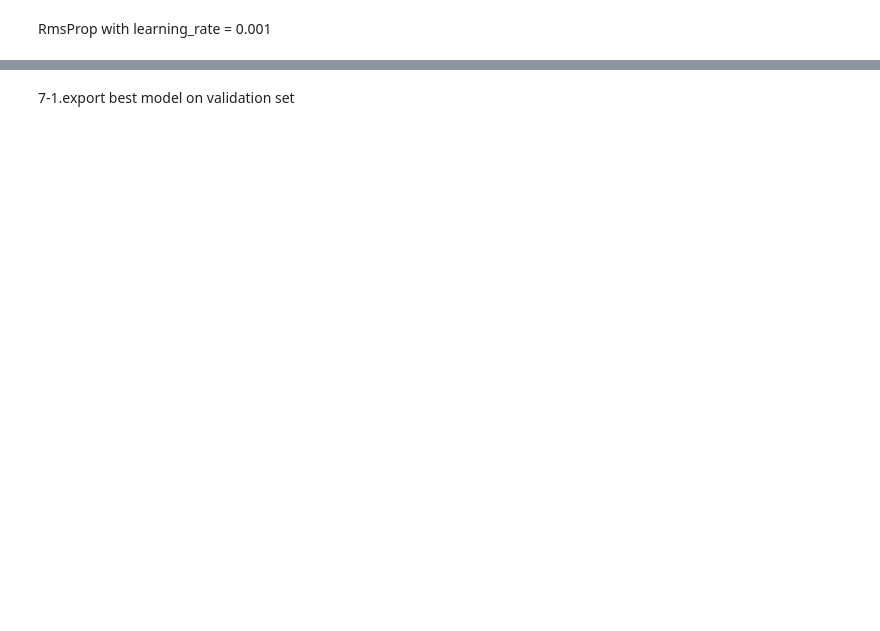
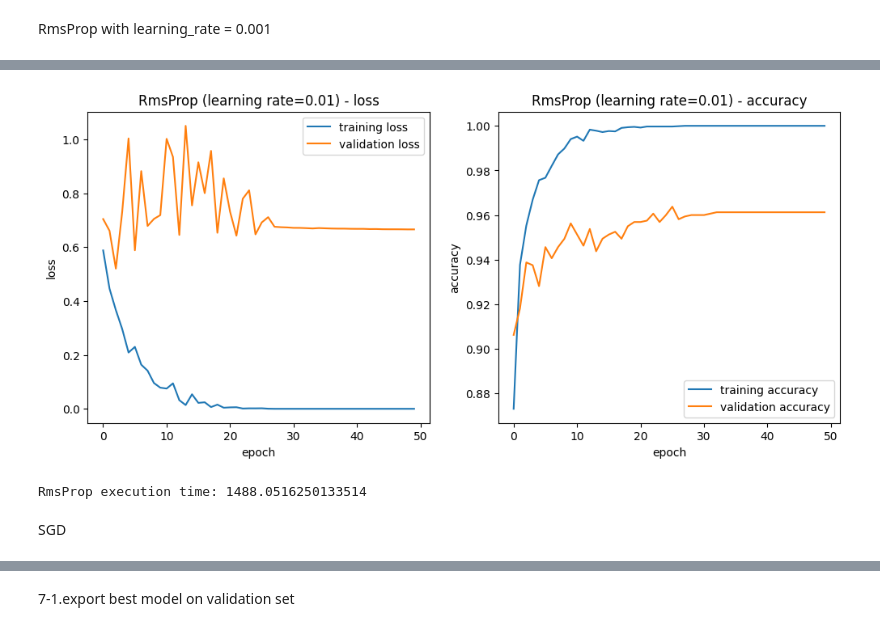
Before and after one commit to amaliahm/deep_learning_tps, a Jupyter notebook: tp2/tp2.ipynb, the cells around one changed output, grey strips where cells are left out. Cells and saved outputs as stored; diff of their text form; code cells hidden in the pictures; blank space fills up the shorter version.

```diff
--- a/tp2/tp2.ipynb
+++ b/tp2/tp2.ipynb
@@ -442,2 +460,11 @@ print('adam execution time:', adam_time)
 # %% [markdown]
 RmsProp with learning_rate = 0.001
+# %%
+rms_model = define_sequantial_model()
+
+rms_time_start = time.time()
+rms_model.compile(optimizer=RMSprop(learning_rate=0.001), loss='categorical_crossentropy', metrics=['accuracy'])
+rms_history = training_sequantial_model(rms_model, 1)
+rms_time_end = time.time()
+
+rms_time = rms_time_end - rms_time_start
@@ -443,0 +489,10 @@ RmsProp with learning_rate = 0.001
+# %%
+plot_learning_curves(rms_history, 'RmsProp (learning rate=0.01)')
+# %% [output]
+[figure, added]
+# %%
+print('RmsProp execution time:', rms_time)
+# %% [output]
+RmsProp execution time: 1488.0516250133514
+# %% [markdown]
+SGD
```
Also changed, not shown: parts of 24 cells of this notebook, 1 other file.
